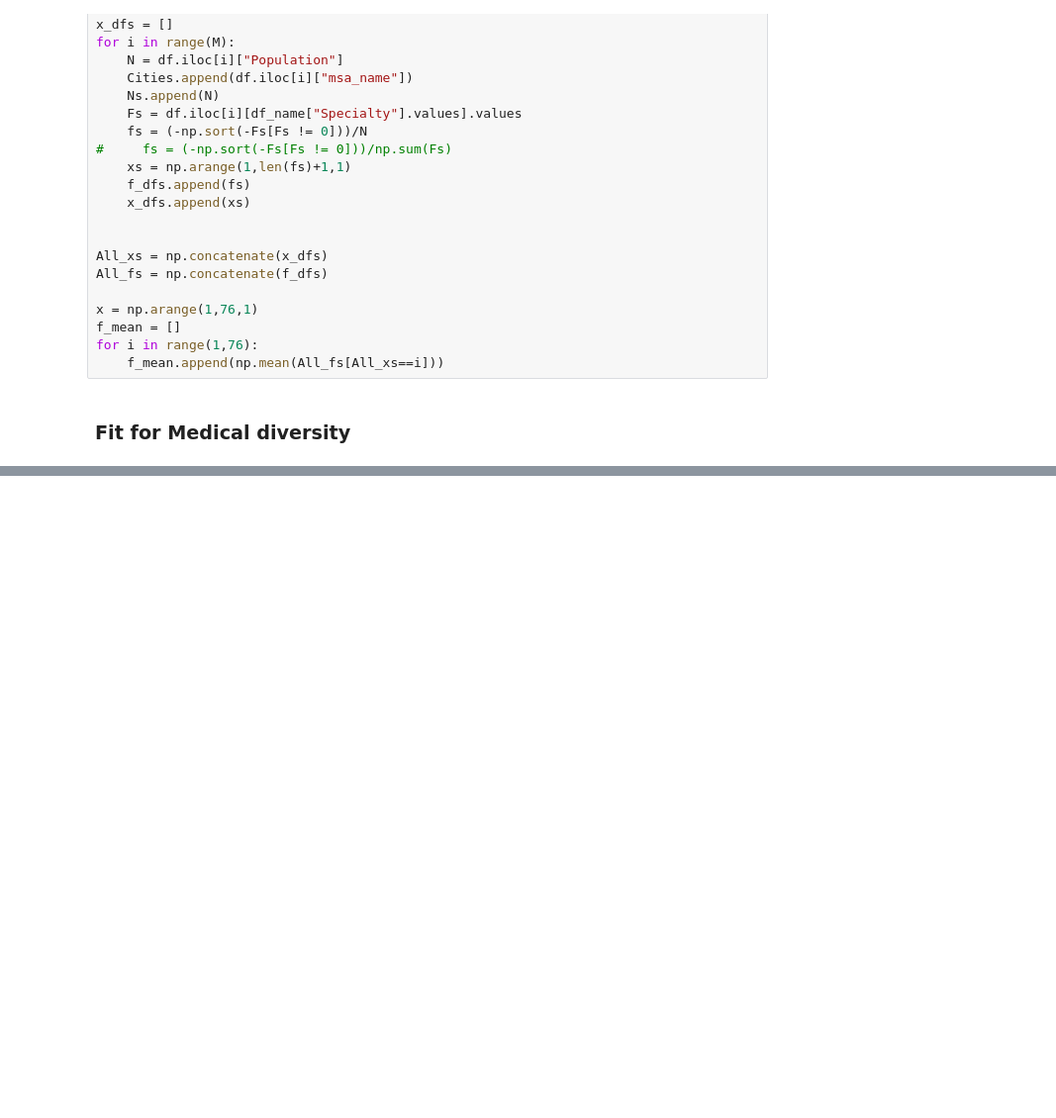
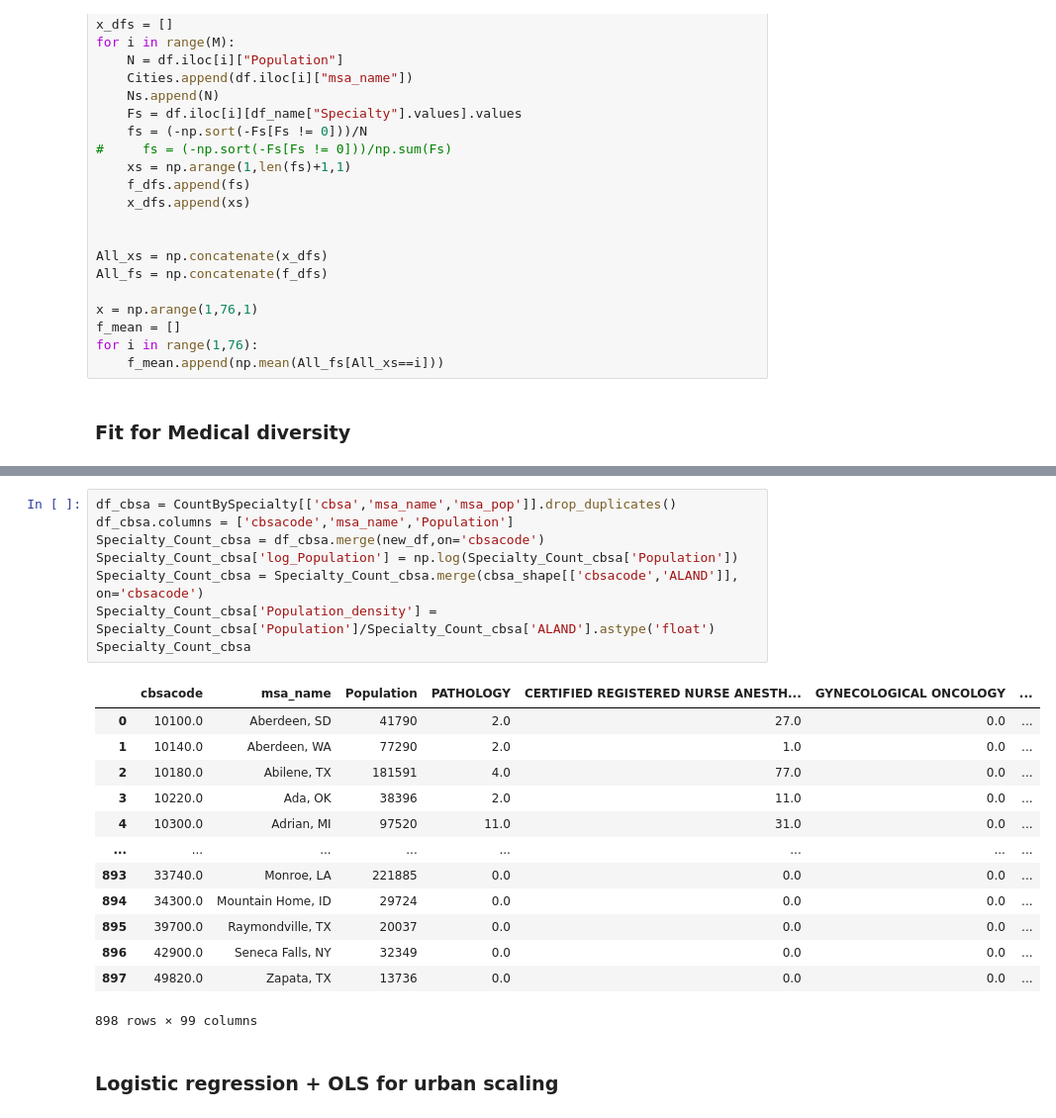
Before and after one commit to dynamicalsystemslaboratory/Healthcare-Disparities-in-the-United-States, a Jupyter notebook: Data_Visualization.ipynb, the cells around one changed output, grey strips where cells are left out. Shown at 99% size. Cells and saved outputs as stored; diff of their text form; blank space fills up the shorter version.

```diff
--- a/Data_Visualization.ipynb
+++ b/Data_Visualization.ipynb
@@ -520,0 +539,24 @@ divide by zero encountered in power
+# %%
+df_cbsa = CountBySpecialty[['cbsa','msa_name','msa_pop']].drop_duplicates()
+df_cbsa.columns = ['cbsacode','msa_name','Population']
+Specialty_Count_cbsa = df_cbsa.merge(new_df,on='cbsacode')
+Specialty_Count_cbsa['log_Population'] = np.log(Specialty_Count_cbsa['Population'])
+Specialty_Count_cbsa = Specialty_Count_cbsa.merge(cbsa_shape[['cbsacode','ALAND']], on='cbsacode')
+Specialty_Count_cbsa['Population_density'] = Specialty_Count_cbsa['Population']/Specialty_Count_cbsa['ALAND'].astype('float')
+Specialty_Count_cbsa
+# %% [output]
+|  | cbsacode | msa_name | Population | PATHOLOGY | CERTIFIED REGISTERED NURSE ANESTH... | GYNECOLOGICAL ONCOLOGY | ... |
+| 0 | 10100.0 | Aberdeen, SD | 41790 | 2.0 | 27.0 | 0.0 | ... |
+| 1 | 10140.0 | Aberdeen, WA | 77290 | 2.0 | 1.0 | 0.0 | ... |
+| 2 | 10180.0 | Abilene, TX | 181591 | 4.0 | 77.0 | 0.0 | ... |
+| 3 | 10220.0 | Ada, OK | 38396 | 2.0 | 11.0 | 0.0 | ... |
+| 4 | 10300.0 | Adrian, MI | 97520 | 11.0 | 31.0 | 0.0 | ... |
+| ... | ... | ... | ... | ... | ... | ... | ... |
+| 893 | 33740.0 | Monroe, LA | 221885 | 0.0 | 0.0 | 0.0 | ... |
+| 894 | 34300.0 | Mountain Home, ID | 29724 | 0.0 | 0.0 | 0.0 | ... |
+| 895 | 39700.0 | Raymondville, TX | 20037 | 0.0 | 0.0 | 0.0 | ... |
+| 896 | 42900.0 | Seneca Falls, NY | 32349 | 0.0 | 0.0 | 0.0 | ... |
+| 897 | 49820.0 | Zapata, TX | 13736 | 0.0 | 0.0 | 0.0 | ... |
+898 rows × 99 columns
+# %% [markdown]
+### Logistic regression + OLS for urban scaling
```
Also changed, not shown: parts of 5 cells of this notebook.
